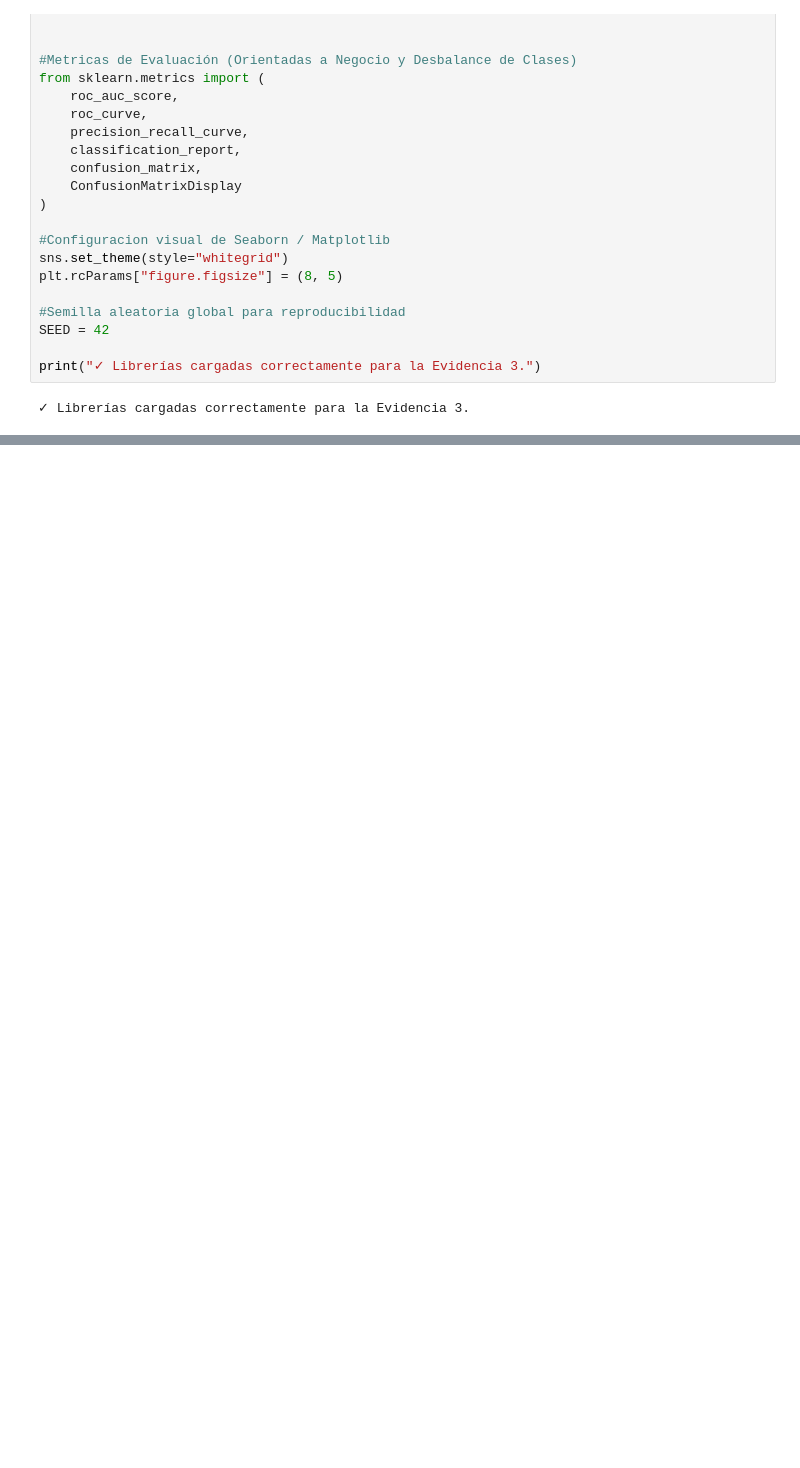
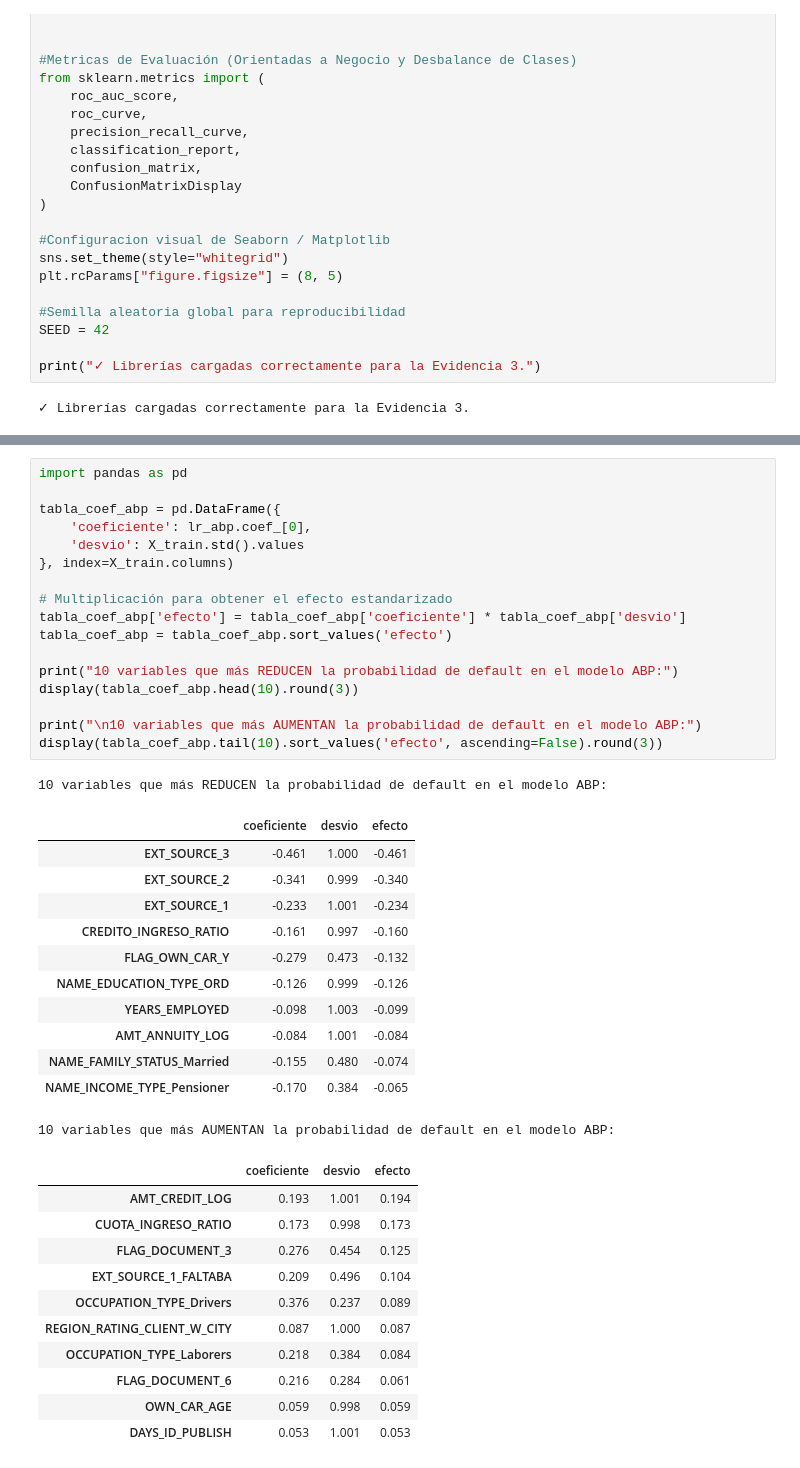
Before and after one commit to LuciaVerdu/Proyecto-Prediccion-de-incumplimiento-crediticio, a Jupyter notebook: Grupo_7_Modulo_Analista.ipynb, the cells around one changed output, grey strips where cells are left out. Drawn from its saved outputs; the diff is of its cells as text; blank space fills up the shorter version.

```diff
--- a/Grupo_7_Modulo_Analista.ipynb
+++ b/Grupo_7_Modulo_Analista.ipynb
@@ -3005,0 +3158,42 @@ Realizar auditorías periódicas de equidad en las variables demográficas para
+# %%
+import pandas as pd
+
+tabla_coef_abp = pd.DataFrame({
+    'coeficiente': lr_abp.coef_[0],
+    'desvio': X_train.std().values
+}, index=X_train.columns)
+
+# Multiplicación para obtener el efecto estandarizado
+tabla_coef_abp['efecto'] = tabla_coef_abp['coeficiente'] * tabla_coef_abp['desvio']
+tabla_coef_abp = tabla_coef_abp.sort_values('efecto')
+
+print("10 variables que más REDUCEN la probabilidad de default en el modelo ABP:")
+display(tabla_coef_abp.head(10).round(3))
+
+print("\n10 variables que más AUMENTAN la probabilidad de default en el modelo ABP:")
+display(tabla_coef_abp.tail(10).sort_values('efecto', ascending=False).round(3))
+# %% [output]
+10 variables que más REDUCEN la probabilidad de default en el modelo ABP:
+|  | coeficiente | desvio | efecto |
+| EXT_SOURCE_3 | -0.461 | 1.000 | -0.461 |
+| EXT_SOURCE_2 | -0.341 | 0.999 | -0.340 |
+| EXT_SOURCE_1 | -0.233 | 1.001 | -0.234 |
+| CREDITO_INGRESO_RATIO | -0.161 | 0.997 | -0.160 |
+| FLAG_OWN_CAR_Y | -0.279 | 0.473 | -0.132 |
+| NAME_EDUCATION_TYPE_ORD | -0.126 | 0.999 | -0.126 |
+| YEARS_EMPLOYED | -0.098 | 1.003 | -0.099 |
+| AMT_ANNUITY_LOG | -0.084 | 1.001 | -0.084 |
+| NAME_FAMILY_STATUS_Married | -0.155 | 0.480 | -0.074 |
+| NAME_INCOME_TYPE_Pensioner | -0.170 | 0.384 | -0.065 |
+10 variables que más AUMENTAN la probabilidad de default en el modelo ABP:
+|  | coeficiente | desvio | efecto |
+| AMT_CREDIT_LOG | 0.193 | 1.001 | 0.194 |
+| CUOTA_INGRESO_RATIO | 0.173 | 0.998 | 0.173 |
+| FLAG_DOCUMENT_3 | 0.276 | 0.454 | 0.125 |
+| EXT_SOURCE_1_FALTABA | 0.209 | 0.496 | 0.104 |
+| OCCUPATION_TYPE_Drivers | 0.376 | 0.237 | 0.089 |
+| REGION_RATING_CLIENT_W_CITY | 0.087 | 1.000 | 0.087 |
+| OCCUPATION_TYPE_Laborers | 0.218 | 0.384 | 0.084 |
+| FLAG_DOCUMENT_6 | 0.216 | 0.284 | 0.061 |
+| OWN_CAR_AGE | 0.059 | 0.998 | 0.059 |
+| DAYS_ID_PUBLISH | 0.053 | 1.001 | 0.053 |
```
Also changed, not shown: parts of 67 cells of this notebook.
